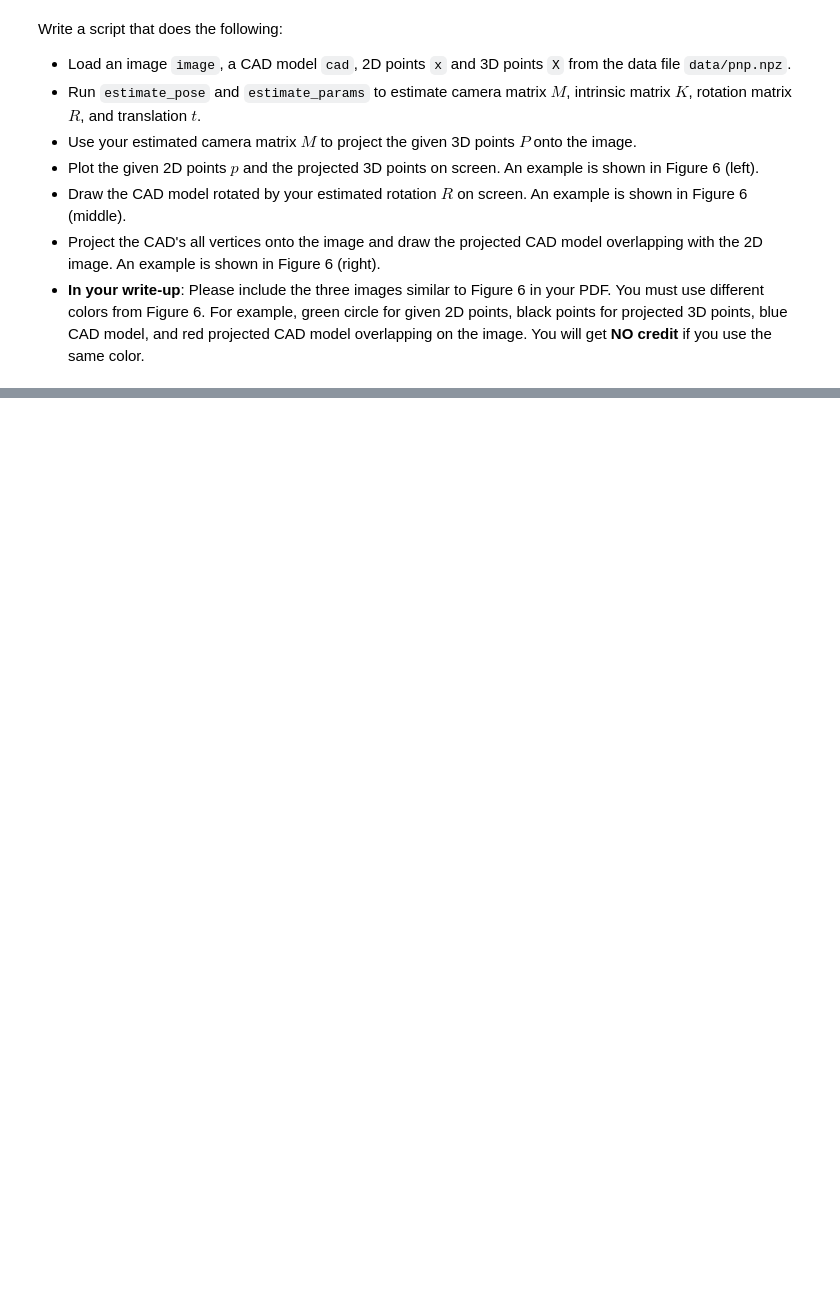
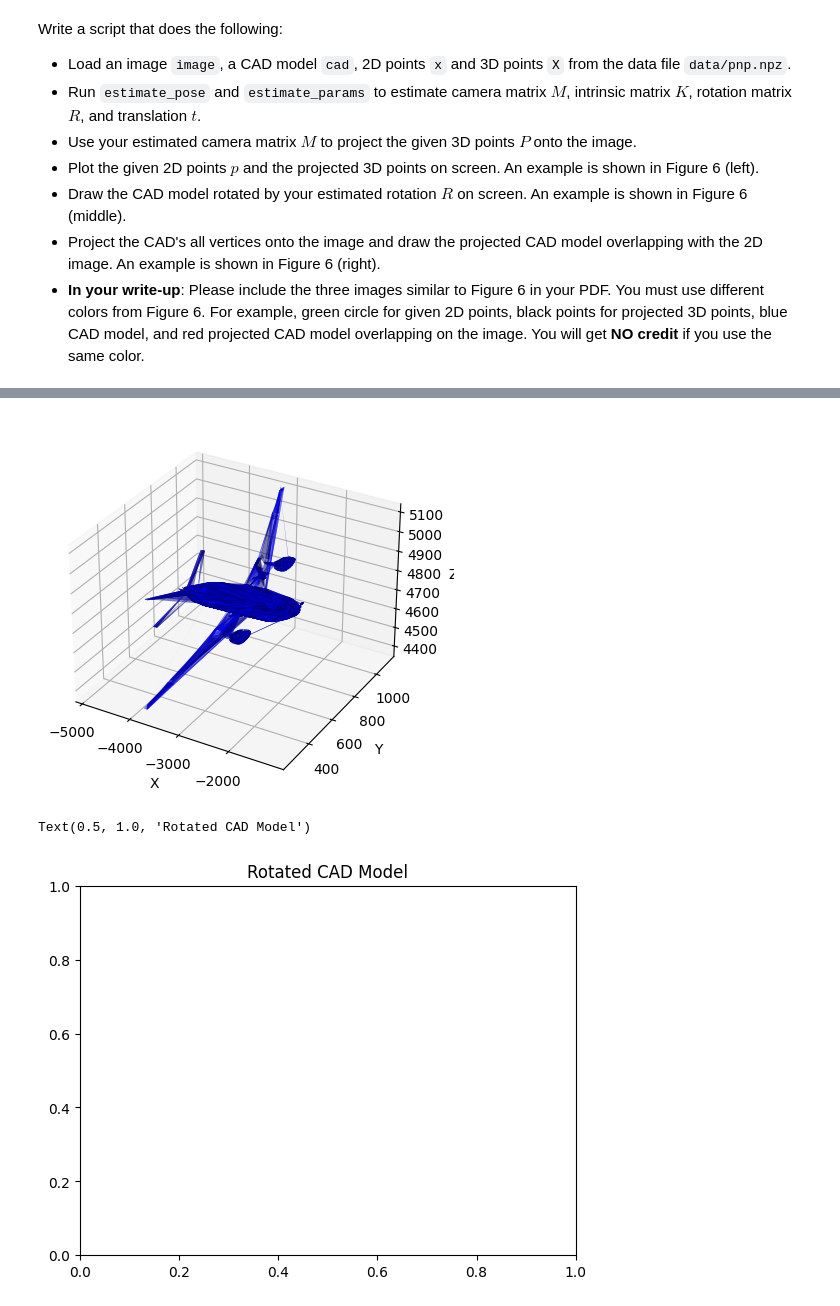
Before and after one commit to oronbar/046746---Algorithms-and-Applications-in-Computer-Vision, a Jupyter notebook: hw4_structure_from_motion/code/ee046746_hw4_structure_from_motion.ipynb, the cells around one changed output, grey strips where cells are left out. Drawn from its saved outputs; the diff is of its cells as text; code cells hidden in the pictures; blank space fills up the shorter version.

```diff
--- a/hw4_structure_from_motion/code/ee046746_hw4_structure_from_motion.ipynb
+++ b/hw4_structure_from_motion/code/ee046746_hw4_structure_from_motion.ipynb
@@ -676,0 +866,12 @@ projected CAD model.
+# %%
+# Plot rotated CAD model
+
+# Rotate CAD model
+vertices_rotated = (Rc @ vertices.T).T + tc.T
+
+display_cad_model(vertices_rotated, faces)
+plt.title('Rotated CAD Model')
+# %% [output]
+[figure, added]
+Text(0.5, 1.0, 'Rotated CAD Model')
+[figure, added]
```
Also changed, not shown: parts of 11 cells of this notebook, 2 other files.
